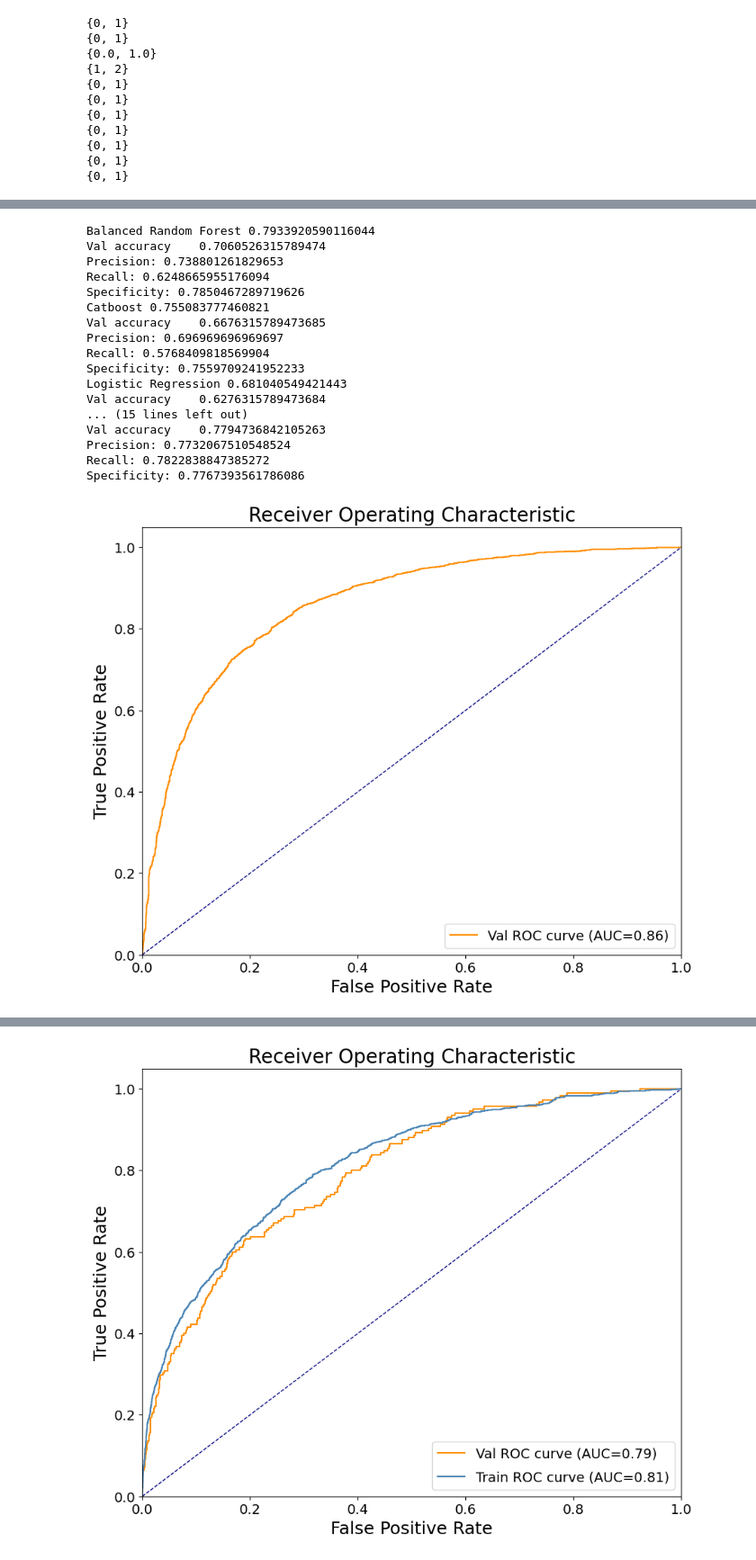
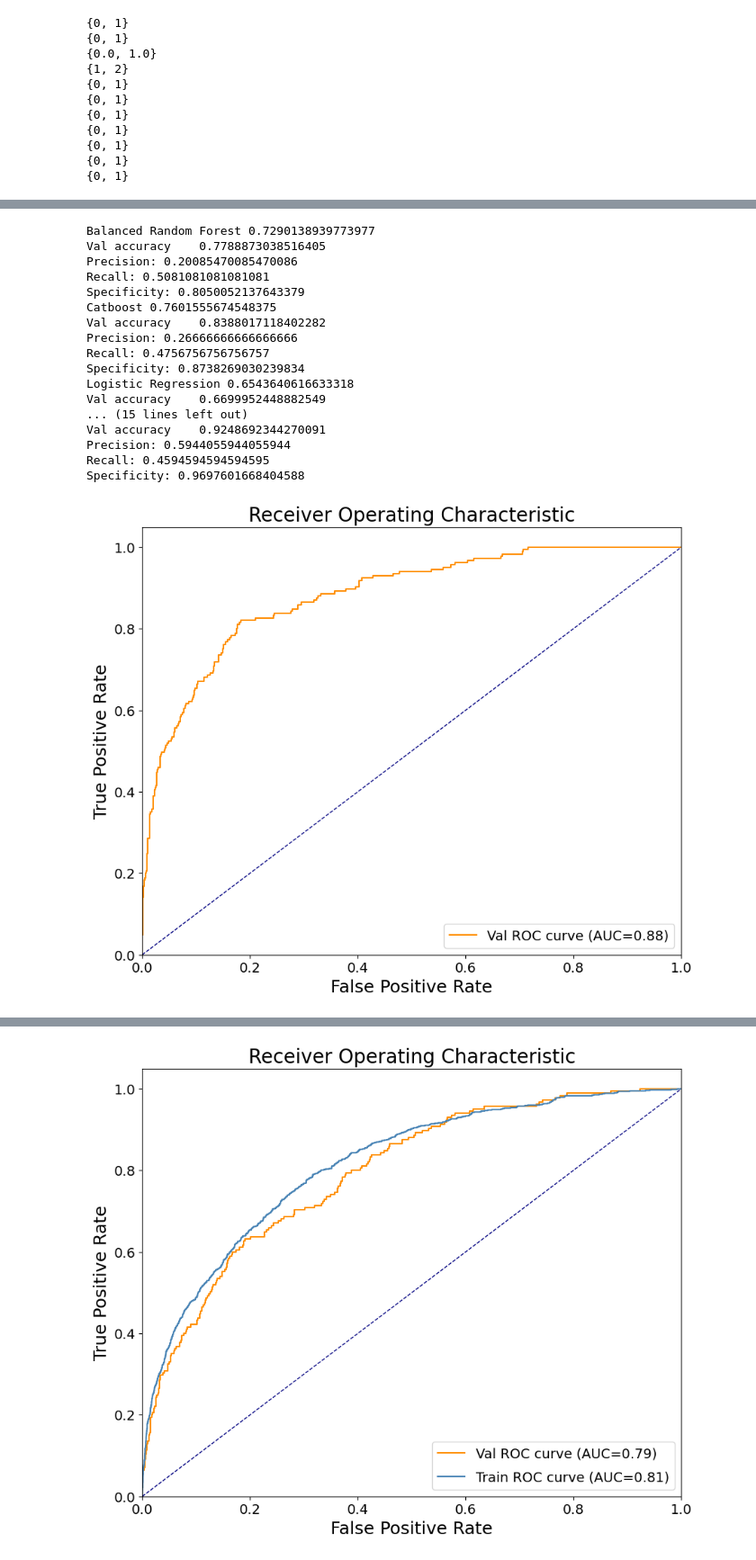
Before and after one commit to ssssszj/Tumor_prediction, a Jupyter notebook: ensemble_model.ipynb, the cells around one changed output, grey strips where cells are left out. Shown: that part at 90% size. Saved outputs shown, nothing was run; the diff lists cells and outputs as text; code cells hidden in the pictures.

```diff
--- a/ensemble_model.ipynb
+++ b/ensemble_model.ipynb
@@ -312,11 +322,11 @@ print(probs.shape)
 meta_model.fit(probs,y_test_base)
 
 #测试元学习器
-base_probs = predict_base_model(base_models,inp=X_test_se)
+base_probs = predict_base_model(base_models,inp=X_test)
 meta_probs = meta_model.predict_proba(base_probs)[:,1]
 
 # cv_base_learners,cv_meta_learners = stacking(base_models,clone(meta_model),X_train_se,y_train_se,KFold(n_splits=5))
 # base_probs = predict_base_model(cv_base_learners,X_test)
 # meta_probs = cv_meta_learners.predict_proba(base_probs)[:,1]
-print('gradient ensemble',roc_auc_score(y_test_se,meta_probs))
+print('gradient ensemble',roc_auc_score(y_test,meta_probs))
 # %% [output]
@@ -325,5 +334,0 @@ gradient ensemble 0.855553837782366
-# %%
-base_probs = predict_base_model(base_models,inp=Data)
-meta_probs = meta_model.predict_proba(base_probs)[:,1]
-for i in meta_probs:
-    print(i)
@@ -347,0 +335,8 @@ for i in meta_probs:
+# %%
+base_probs = predict_base_model(base_models,inp=X_test)
+model_names = ['BRF','Catboost','Logistic','AdaBoost','XGBoost','GBM']
+df_P = np.zeros((base_probs.shape[0],len(model_names)))
+df_P = pd.DataFrame(df_P,columns=model_names)
+for i in range(len(model_names)):
+    df_P[model_names[i]] = base_probs[:,i]
+print(df_P)
@@ -352,70 +376,70 @@ Tprs = []
 ROC_AUCs = []
 model_names = list(base_models.keys())
 for m in range(base_probs.shape[1]):
-    fpr,tpr,_ = roc_curve(y_test_se,base_probs[:,m])
+    fpr,tpr,_ = roc_curve(y_test,base_probs[:,m])
     Fprs.append(fpr)
     Tprs.append(tpr)
     ROC_AUCs.append(auc(fpr,tpr))
-    score = roc_auc_score(y_test_se,base_probs[:,m])
+    score = roc_auc_score(y_test,base_probs[:,m])
     print(model_names[m],score)
 
-    y_predict = base_models[model_names[m]].predict(X_test_se)
-    tn,fp,fn,tp = confusion_matrix(y_test_se,y_predict).ravel()
-    print("Val accuracy\t"+str(np.mean(y_test_se == y_predict)))
-    print("Precision:",precision_score(y_test_se, y_predict))
+    y_predict = base_models[model_names[m]].predict(X_test)
+    tn,fp,fn,tp = confusion_matrix(y_test,y_predict).ravel()
+    print("Val accuracy\t"+str(np.mean(y_test == y_predict)))
+    print("Precision:",precision_score(y_test, y_predict))
     print("Recall:",tp/(tp+fn))
     print("Specificity:",tn/(tn+fp))
 
-print('Average Ensemble',roc_auc_score(y_test_se,base_probs.mean(axis=1)))
-print('gradient ensemble',roc_auc_score(y_test_se,meta_probs))
+print('Average Ensemble',roc_auc_score(y_test,base_probs.mean(axis=1)))
+print('gradient ensemble',roc_auc_score(y_test,meta_probs))
 y_predict = meta_model.predict(base_probs)
-tn,fp,fn,tp = confusion_matrix(y_test_se,y_predict).ravel()
-print("Val accuracy\t"+str(np.mean(y_test_se == y_predict)))
-print("Precision:",precision_score(y_test_se, y_predict))
+tn,fp,fn,tp = confusion_matrix(y_test,y_predict).ravel()
+print("Val accuracy\t"+str(np.mean(y_test == y_predict)))
+print("Precision:",precision_score(y_test, y_predict))
 print("Recall:",tp/(tp+fn))
 print("Specificity:",tn/(tn+fp))
 
-fpr,tpr, thresholds = roc_curve(y_test_se,meta_probs)
+fpr,tpr, thresholds = roc_curve(y_test,meta_probs)
 roc_auc = auc(fpr,tpr)
 Fprs.append(fpr)
 Tprs.append(tpr)
 ROC_AUCs.append(auc(fpr,tpr))
 
 
 
 plt1,ax = plt.subplots(figsize=(10,8))
 ax.plot(fpr,tpr,color='darkorange',label='Val ROC curve (AUC={:.2f})'.format(roc_auc))
 ax.plot([0, 1], [0, 1], color='navy', lw=1, linestyle='--')
 ax.set_xlim([0.0, 1.0])
 ax.set_ylim([0.0, 1.05])
 ax.set_xticks(np.arange(0.0,1.1,0.2))
 ax.set_yticks(np.arange(0.0,1.1,0.2))
 ax.set_xticklabels(['0.0','0.2','0.4','0.6','0.8','1.0'],fontsize=14,weight='light')
 ax.set_yticklabels(['0.0','0.2','0.4','0.6','0.8','1.0'],fontsize=14,weight='light')
 ax.set_xlabel('False Positive Rate',fontsize=18)
 ax.set_ylabel('True Positive Rate',fontsize=18)
 ax.set_title('Receiver Operating Characteristic',fontsize=20)
 ax.legend(loc="lower right",prop={'size': 14, 'weight':'light'},labelspacing=0.8)
 plt.show()
 # %% [output]
-Balanced Random Forest 0.7933920590116044
-Val accuracy    0.7060526315789474
-Precision: 0.738801261829653
-Recall: 0.6248665955176094
-Specificity: 0.7850467289719626
-Catboost 0.755083777460821
-Val accuracy    0.6676315789473685
-Precision: 0.696969696969697
-Recall: 0.5768409818569904
-Specificity: 0.7559709241952233
-Logistic Regression 0.681040549421443
-Val accuracy    0.6276315789473684
+Balanced Random Forest 0.7290138939773977
+Val accuracy    0.7788873038516405
+Precision: 0.20085470085470086
+Recall: 0.5081081081081081
+Specificity: 0.8050052137643379
+Catboost 0.7601555674548375
+Val accuracy    0.8388017118402282
+Precision: 0.26666666666666666
+Recall: 0.4756756756756757
+Specificity: 0.8738269030239834
+Logistic Regression 0.6543640616633318
+Val accuracy    0.6699952448882549
 ... (15 lines left out)
-Val accuracy    0.7794736842105263
-Precision: 0.7732067510548524
-Recall: 0.7822838847385272
-Specificity: 0.7767393561786086
+Val accuracy    0.9248692344270091
+Precision: 0.5944055944055944
+Recall: 0.4594594594594595
+Specificity: 0.9697601668404588
-[figure, old version]
+[figure, new version]
 # %%
 def accuracy_validate(clf,X,y,mode):
     y_predict=clf.predict(X)
```
Also changed, not shown: parts of 15 cells of this notebook.
